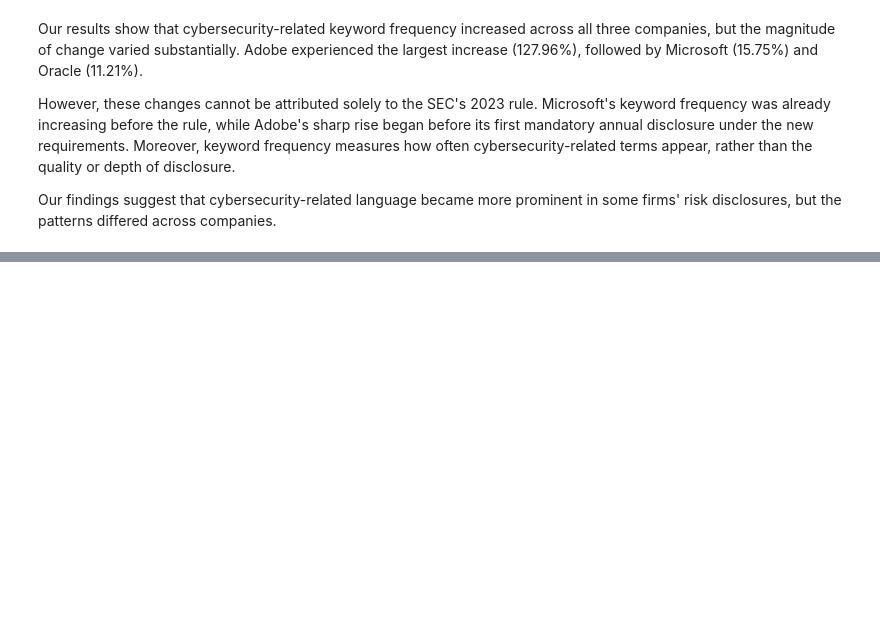
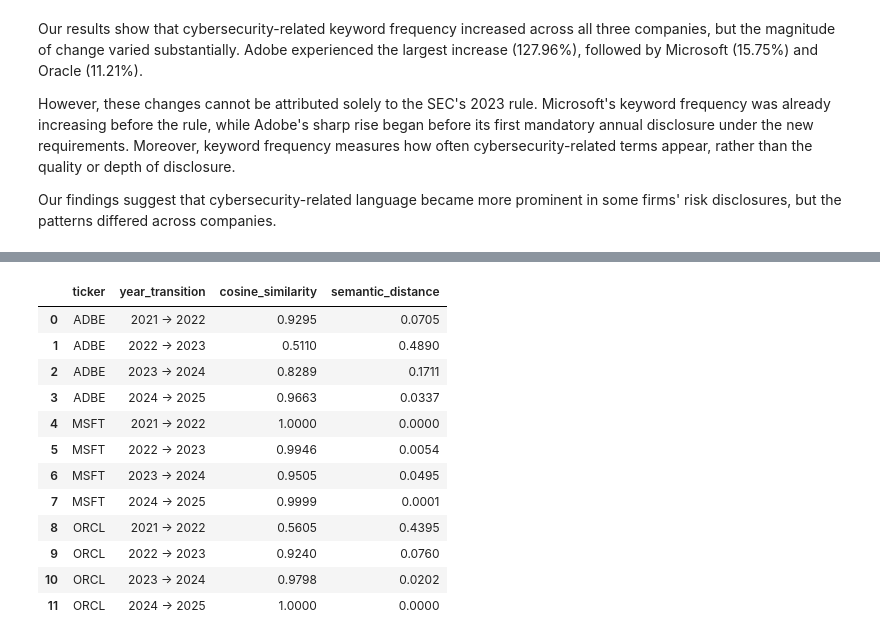
Before and after one commit to lillianhe629/team-9-project, a Jupyter notebook: sec_edgar_student_starter/eda_analysis.ipynb, the cells around one changed output, grey strips where cells are left out. Saved outputs shown, nothing was run; the diff lists cells and outputs as text; code cells hidden in the pictures; blank space fills up the shorter version.

```diff
--- a/sec_edgar_student_starter/eda_analysis.ipynb
+++ b/sec_edgar_student_starter/eda_analysis.ipynb
@@ -396,3 +396,73 @@ Our results show that cybersecurity-related keyword frequency increased across a
 However, these changes cannot be attributed solely to the SEC's 2023 rule. Microsoft's keyword frequency was already increasing before the rule, while Adobe's sharp rise began before its first mandatory annual disclosure under the new requirements. Moreover, keyword frequency measures how often cybersecurity-related terms appear, rather than the quality or depth of disclosure.
 
 Our findings suggest that cybersecurity-related language became more prominent in some firms' risk disclosures, but the patterns differed across companies.
+# %%
+import pandas as pd
+import numpy as np
+from sklearn.metrics.pairwise import cosine_similarity
+
+# 1. Check and import sentence-transformers (uncomment and run if not installed)
+# !pip install sentence-transformers
+from sentence_transformers import SentenceTransformer
+
+print("Loading semantic embedding model (all-MiniLM-L6-v2)...")
+# Load lightweight model optimized for semantic text similarity
+model = SentenceTransformer('all-MiniLM-L6-v2')
+
+def calculate_semantic_distance(data_df):
+    results = []
+
+    # Group data by company ticker
+    for ticker, group in data_df.groupby('ticker'):
+        # Sort by filing year in ascending order
+        group = group.sort_values('filing_year').reset_index(drop=True)
+
+        texts = group['risk_text'].fillna("").tolist()
+        years = group['filing_year'].tolist()
+
+        if len(texts) < 2:
+            continue
+
+        # Batch generate text embeddings
+        print(f"Calculating text embeddings for [{ticker}] across years...")
+        embeddings = model.encode(texts, show_progress_bar=False)
+
+        # Calculate cosine similarity and distance between consecutive years
+        for i in range(len(texts) - 1):
+            year_t1 = years[i]
+            year_t2 = years[i+1]
+
+            vec1 = embeddings[i].reshape(1, -1)
+            vec2 = embeddings[i+1].reshape(1, -1)
+
+            # Cosine similarity (ranges from 0 to 1, closer to 1 means higher similarity)
+            sim = cosine_similarity(vec1, vec2)[0][0]
+
+            # Semantic distance (Distance = 1 - Similarity, higher value means larger change/rewrite)
+            distance = 1 - sim
+
+            results.append({
+                'ticker': ticker,
+                'year_transition': f"{year_t1} -> {year_t2}",
+                'cosine_similarity': round(float(sim), 4),
+                'semantic_distance': round(float(distance), 4)
+            })
+
+    return pd.DataFrame(results)
+
+# 2. Execute the calculation
+distance_df = calculate_semantic_distance(df)
+
+print("\n=== Sequential Semantic Distance Results ===")
+display(distance_df)
+
+# 3. Pivot and display the results for cross-company comparison
+pivot_distance = distance_df.pivot(index='year_transition', columns='ticker', values='semantic_distance')
+print("\n=== Pivot Table: Semantic Distance by Year and Company (Higher = More Changes) ===")
+display(pivot_distance.round(4))
+
+# 4. Save results for reporting or visualization
+distance_df.to_csv("semantic_distance_results.csv", index=False)
+pivot_distance.to_csv("semantic_distance_pivot.csv")
+print("\nResults successfully saved to 'semantic_distance_results.csv'")
+# %% [output]
@@ -398,0 +475,13 @@ Our findings suggest that cybersecurity-related language became more prominent i
+|  | ticker | year_transition | cosine_similarity | semantic_distance |
+| 0 | ADBE | 2021 -> 2022 | 0.9295 | 0.0705 |
+| 1 | ADBE | 2022 -> 2023 | 0.5110 | 0.4890 |
+| 2 | ADBE | 2023 -> 2024 | 0.8289 | 0.1711 |
+| 3 | ADBE | 2024 -> 2025 | 0.9663 | 0.0337 |
+| 4 | MSFT | 2021 -> 2022 | 1.0000 | 0.0000 |
+| 5 | MSFT | 2022 -> 2023 | 0.9946 | 0.0054 |
+| 6 | MSFT | 2023 -> 2024 | 0.9505 | 0.0495 |
+| 7 | MSFT | 2024 -> 2025 | 0.9999 | 0.0001 |
+| 8 | ORCL | 2021 -> 2022 | 0.5605 | 0.4395 |
+| 9 | ORCL | 2022 -> 2023 | 0.9240 | 0.0760 |
+| 10 | ORCL | 2023 -> 2024 | 0.9798 | 0.0202 |
+| 11 | ORCL | 2024 -> 2025 | 1.0000 | 0.0000 |
```
Also changed, not shown: parts of 3 cells of this notebook, 3 other files.
